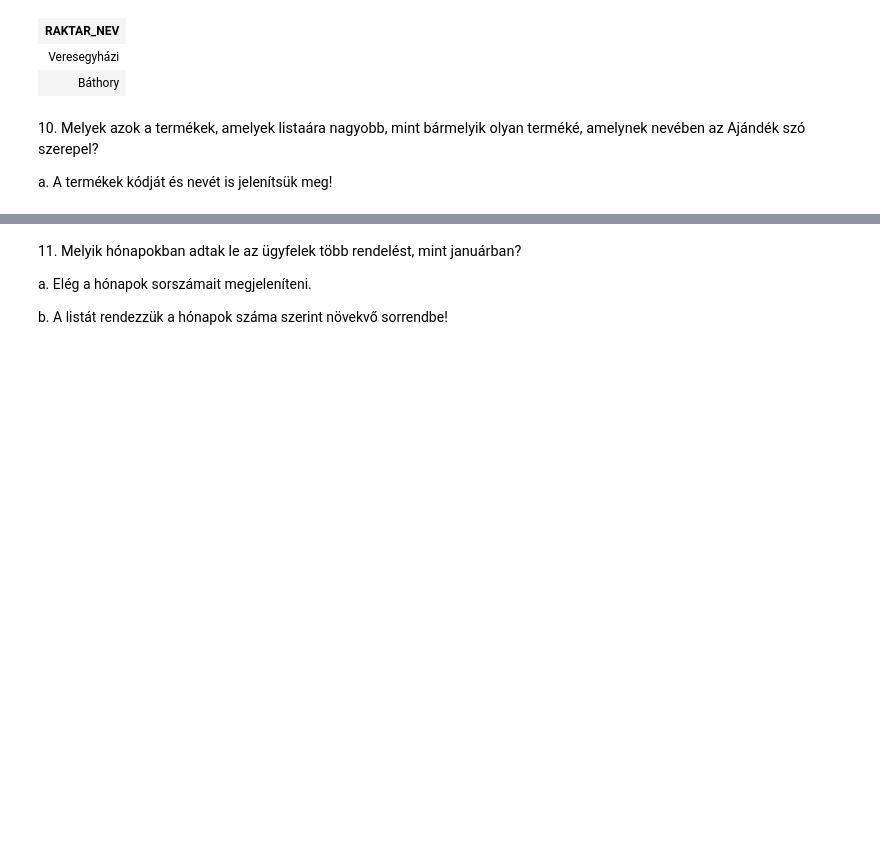
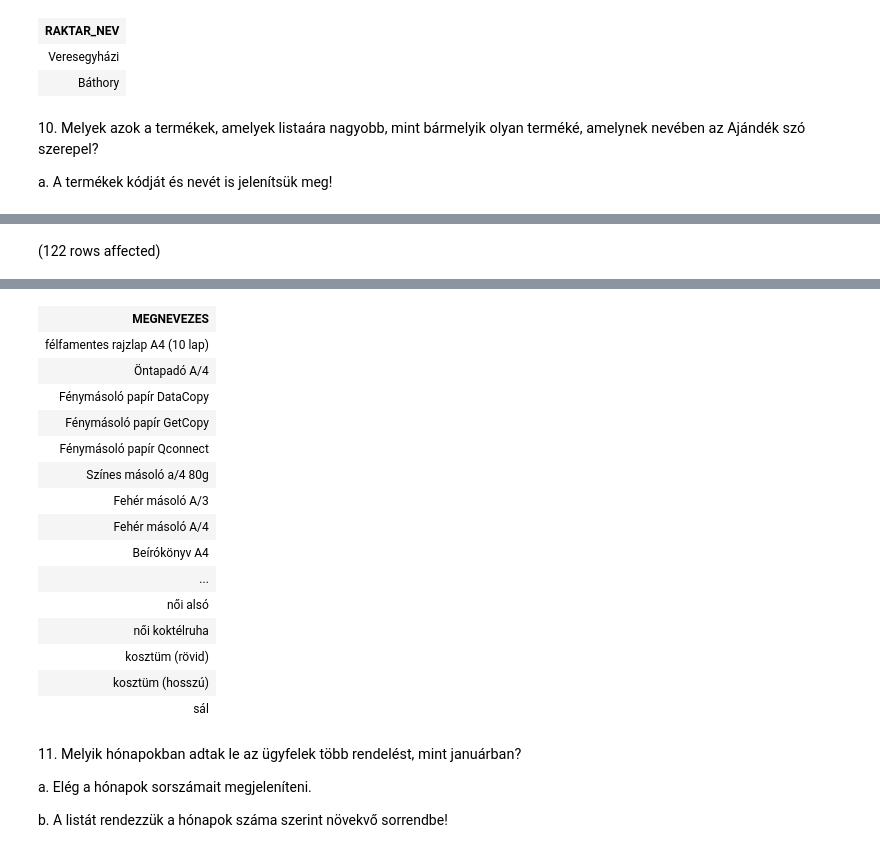
Before and after one commit to Cola39/GXH81K_adatbazis, a Jupyter notebook: gyakorlat06_feladatok.ipynb, the cells around one changed output, grey strips where cells are left out. Saved outputs shown, nothing was run; the diff lists cells and outputs as text; code cells hidden in the pictures; blank space fills up the shorter version.

```diff
--- a/gyakorlat06_feladatok.ipynb
+++ b/gyakorlat06_feladatok.ipynb
@@ -244,0 +241,10 @@ Total execution time: 00:00:00
+# %%
+SELECT MEGNEVEZES
+FROM Termek
+WHERE LISTAAR > ALL (
+                     SELECT LISTAAR
+                     FROM Termek
+                     WHERE MEGNEVEZES LIKE '%ajándék%'
+                    )
+# %% [output]
+(122 rows affected)
@@ -245,3 +252,19 @@ Total execution time: 00:00:00
+| MEGNEVEZES |
+| félfamentes rajzlap A4 (10 lap) |
+| Öntapadó A/4 |
+| Fénymásoló papír DataCopy |
+| Fénymásoló papír GetCopy |
+| Fénymásoló papír Qconnect |
+| Színes másoló a/4 80g |
+| Fehér másoló A/3 |
+| Fehér másoló A/4 |
+| Beírókönyv A4 |
+| ... |
+| női alsó |
+| női koktélruha |
+| kosztüm (rövid) |
+| kosztüm (hosszú) |
+| sál |
 # %% [markdown]
 11. <span style="background-color: rgb(255, 255, 255); color: rgb(0, 0, 0); font-family: &quot;Open Sans&quot;, sans-serif; font-size: 14.44px;">Melyik hónapokban adtak le az ügyfelek több rendelést, mint januárban?&nbsp;</span>
 
```
Also changed, not shown: parts of 3 cells of this notebook.
